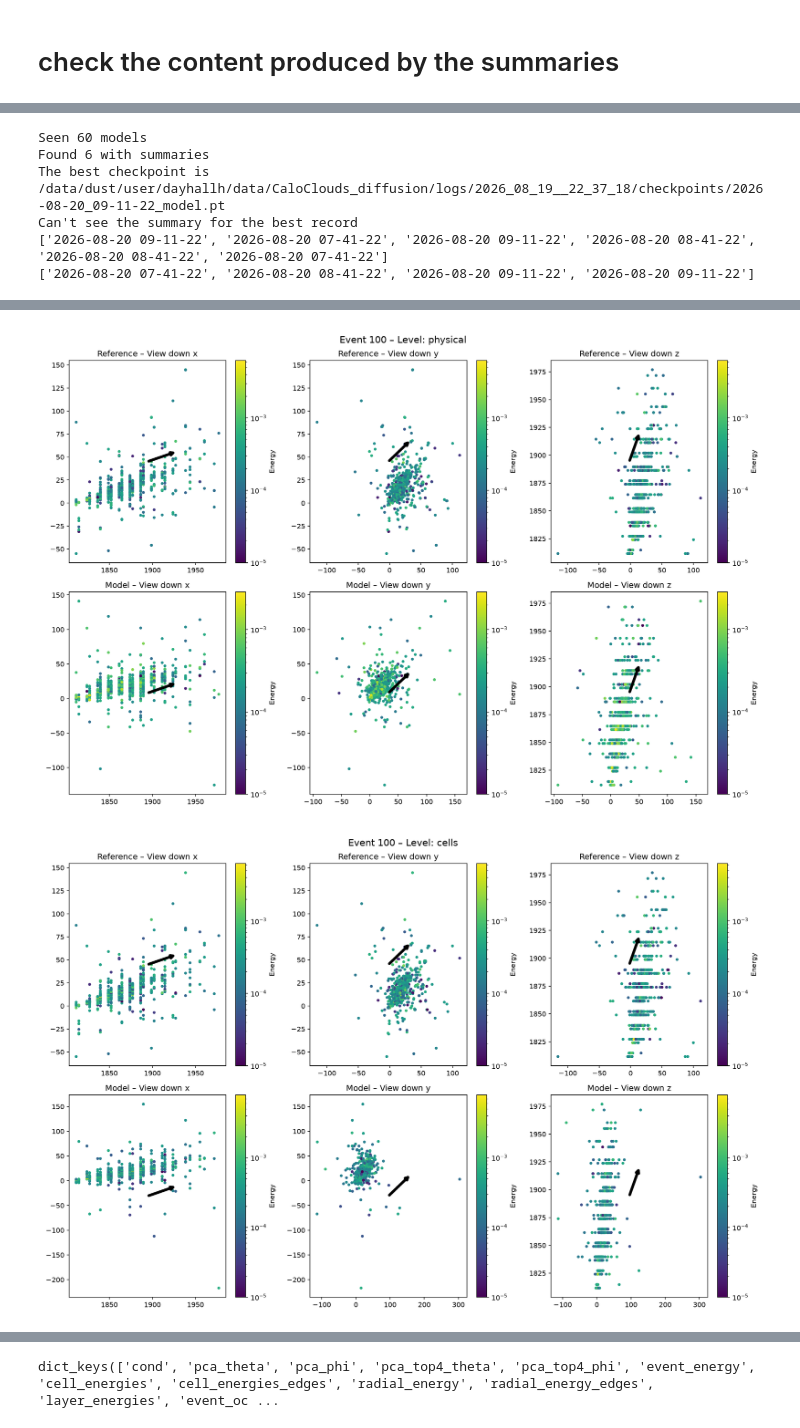
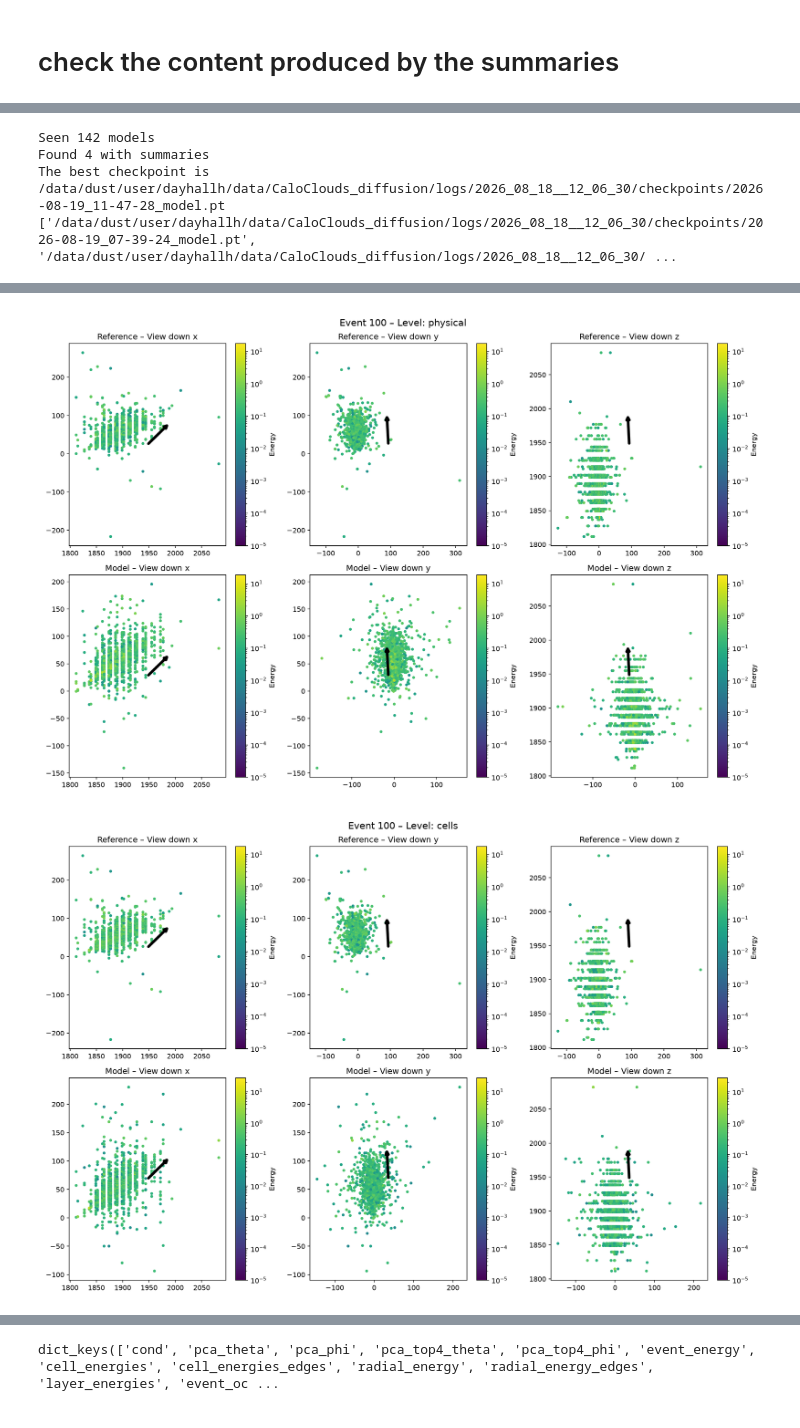
Before and after one commit to HenryDayHall/CaloCloudi, a Jupyter notebook: scripts/check_summary.ipynb, the cells around one changed output, grey strips where cells are left out. Cells and saved outputs as stored; diff of their text form; code cells hidden in the pictures.

```diff
--- a/scripts/check_summary.ipynb
+++ b/scripts/check_summary.ipynb
@@ -42,18 +10,0 @@ Found 402, first example /data/dust/user/dayhallh/data/CaloClouds_diffusion/logs
-# %%
-if True:
-    n_summaries = len(all_summaries)
-    finished = 0
-    for ref in ref_paths:
-        loaded_ref = np.load(ref)
-        edges = {key:val for key, val in loaded_ref.items() if key.endswith("edges")}
-        for i, suma_path in enumerate(all_summaries):
-            if matching_ref[i] != ref:
-                continue
-            finished += 1
-            if finished %10 == 0:
-                print(f"{finished/n_summaries:.0%}", end='\r')
-            loaded_suma = dict(**np.load(suma_path))
-            for edge in edges:
-                if edge in loaded_suma:
-                    loaded_suma[edge] = edges[edge]
-            np.savez(suma_path, **loaded_suma)
@@ -73,21 +22,21 @@ if True:
 #log_dir = "/data/dust/user/dayhallh/data/CaloClouds_diffusion/old_logs_4/2026_08_18__09_27_42/" # Padded all 2
 
 # latest with good starting choices
-#log_dir = "/data/dust/user/dayhallh/data/CaloClouds_diffusion/logs/2026_08_18__12_06_30/" # padded photons 3, best yet
+log_dir = "/data/dust/user/dayhallh/data/CaloClouds_diffusion/logs/2026_08_18__12_06_30/" # padded photons 3, best yet
 #log_dir = "/data/dust/user/dayhallh/data/CaloClouds_diffusion/logs/2026_08_18__12_06_34/" # padded all 3, best yet
 
 # first distilled
 #log_dir = "/data/dust/user/dayhallh/data/CaloClouds_diffusion/logs/2026_08_18__17_17_55/" # distilled from photons 3, but not after the end of training
 
 # new moe/mos
-log_dir =  "/data/dust/user/dayhallh/data/CaloClouds_diffusion/logs/2026_08_19__22_37_18/"
+#log_dir =  "/data/dust/user/dayhallh/data/CaloClouds_diffusion/logs/2026_08_19__22_37_18/"
 #log_dir =  "/data/dust/user/dayhallh/data/CaloClouds_diffusion/logs/2026_08_19__22_38_22/"
 #log_dir =  "/data/dust/user/dayhallh/data/CaloClouds_diffusion/logs/2026_08_19__22_41_03/"
 #log_dir =  "/data/dust/user/dayhallh/data/CaloClouds_diffusion/logs/2026_08_19__22_43_47/"
 
 #summary_suffix = "_summary.npz"
-summary_suffix = "_rescaled_energy_summary.npz"
-#summary_suffix = "_external_cond_rescaled_energy_summary.npz"
+#summary_suffix = "_rescaled_energy_summary.npz"
+summary_suffix = "_external_cond_rescaled_energy_summary.npz"
 
 all_model_paths = glob.glob(os.path.join(log_dir, "checkpoints", "*model.pt"))
 print(f"Seen {len(all_model_paths)} models")
@@ -140,6 +89,7 @@ if len(infos) > 5:
     model_paths = [model_paths[j] for j in select_dates]
     configs = [configs[j] for j in select_dates]
 
+print(model_paths)
 if len(set(infos)) < len(infos):
     for i, date in enumerate(dates):
         infos[i] = date[8:] + " " + info
@@ -154,9 +104,7 @@ for model_path in model_paths[::-1]:
     except FileNotFoundError:
         continue
 # %% [output]
-Seen 60 models
-Found 6 with summaries
-The best checkpoint is /data/dust/user/dayhallh/data/CaloClouds_diffusion/logs/2026_08_19__22_37_18/checkpoints/2026-08-20_09-11-22_model.pt
-Can't see the summary for the best record
-['2026-08-20 09-11-22', '2026-08-20 07-41-22', '2026-08-20 09-11-22', '2026-08-20 08-41-22', '2026-08-20 08-41-22', '2026-08-20 07-41-22']
-['2026-08-20 07-41-22', '2026-08-20 08-41-22', '2026-08-20 09-11-22', '2026-08-20 09-11-22']
+Seen 142 models
+Found 4 with summaries
+The best checkpoint is /data/dust/user/dayhallh/data/CaloClouds_diffusion/logs/2026_08_18__12_06_30/checkpoints/2026-08-19_11-47-28_model.pt
+['/data/dust/user/dayhallh/data/CaloClouds_diffusion/logs/2026_08_18__12_06_30/checkpoints/2026-08-19_07-39-24_model.pt', '/data/dust/user/dayhallh/data/CaloClouds_diffusion/logs/2026_08_18__12_06_30/ ...
@@ -164,5 +112,5 @@ Can't see the summary for the best record
-[figure, old version]
+[figure, new version]
-[figure, old version]
+[figure, new version]
 # %%
 ref_paths = ["/data/dust/user/dayhallh/data/CaloClouds_diffusion/precalculated_reference/geant4_/pretest_Total1000_NoPick.npz",
              "/data/dust/user/dayhallh/data/CaloClouds_diffusion/precalculated_reference/Padded_photon_full_/pretest_Total1000_NoPick.npz",
```
Also changed, not shown: parts of 6 cells of this notebook, 31 other files.
